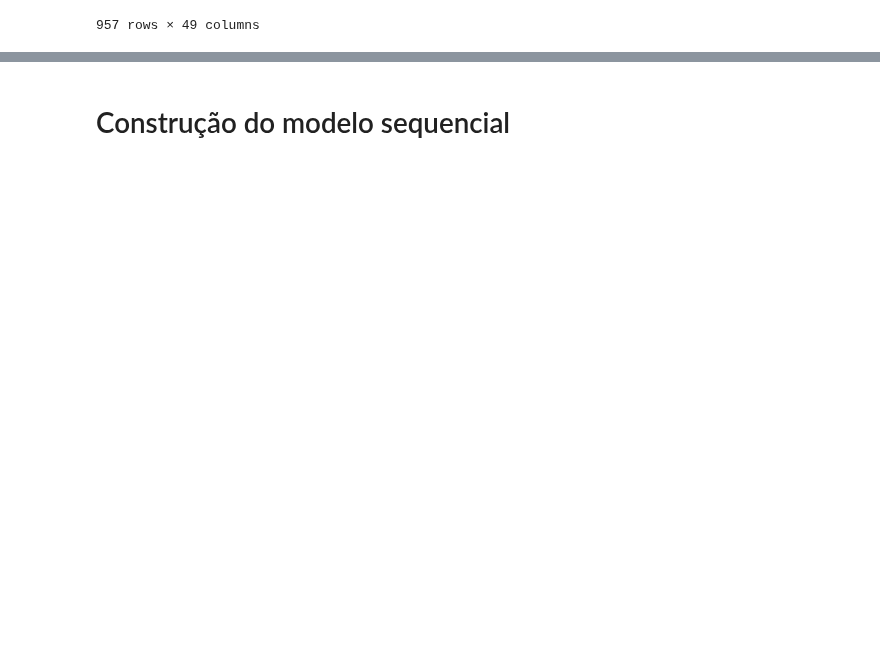
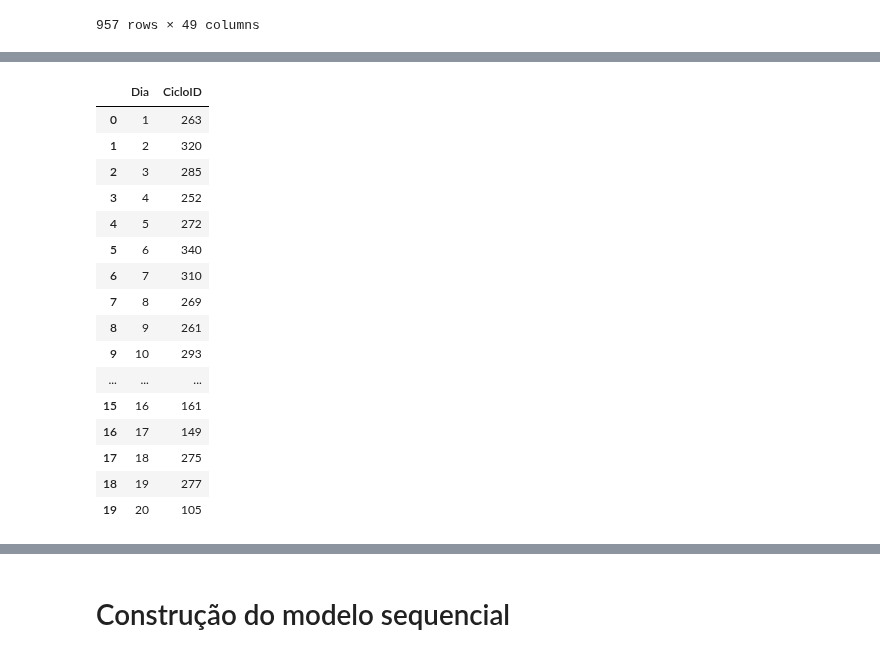
Before and after one commit to geraldoaax/ciclo_detalhado_ml, a Jupyter notebook: ciclo_detalhado.ipynb, the cells around one changed output, grey strips where cells are left out. Cells and saved outputs as stored; diff of their text form; code cells hidden in the pictures; blank space fills up the shorter version.

```diff
--- a/ciclo_detalhado.ipynb
+++ b/ciclo_detalhado.ipynb
@@ -95,3 +95,23 @@ ciclo_df.describe()
 # %%
 count_data = ciclo_df.groupby('Dia')['CicloID'].count().reset_index()
+count_data['Dia'] = count_data['Dia'].round().astype(int)
+count_data
+# %% [output]
+|  | Dia | CicloID |
+| 0 | 1 | 263 |
+| 1 | 2 | 320 |
+| 2 | 3 | 285 |
+| 3 | 4 | 252 |
+| 4 | 5 | 272 |
+| 5 | 6 | 340 |
+| 6 | 7 | 310 |
+| 7 | 8 | 269 |
+| 8 | 9 | 261 |
+| 9 | 10 | 293 |
+| ... | ... | ... |
+| 15 | 16 | 161 |
+| 16 | 17 | 149 |
+| 17 | 18 | 275 |
+| 18 | 19 | 277 |
+| 19 | 20 | 105 |
 # %%
```
Also changed, not shown: parts of 14 cells of this notebook.
